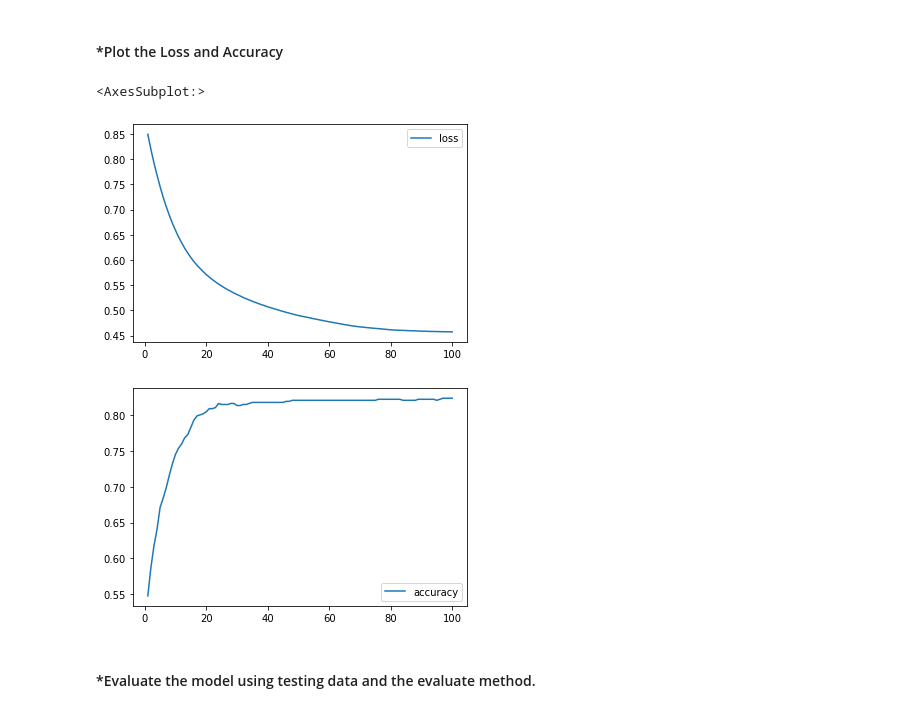
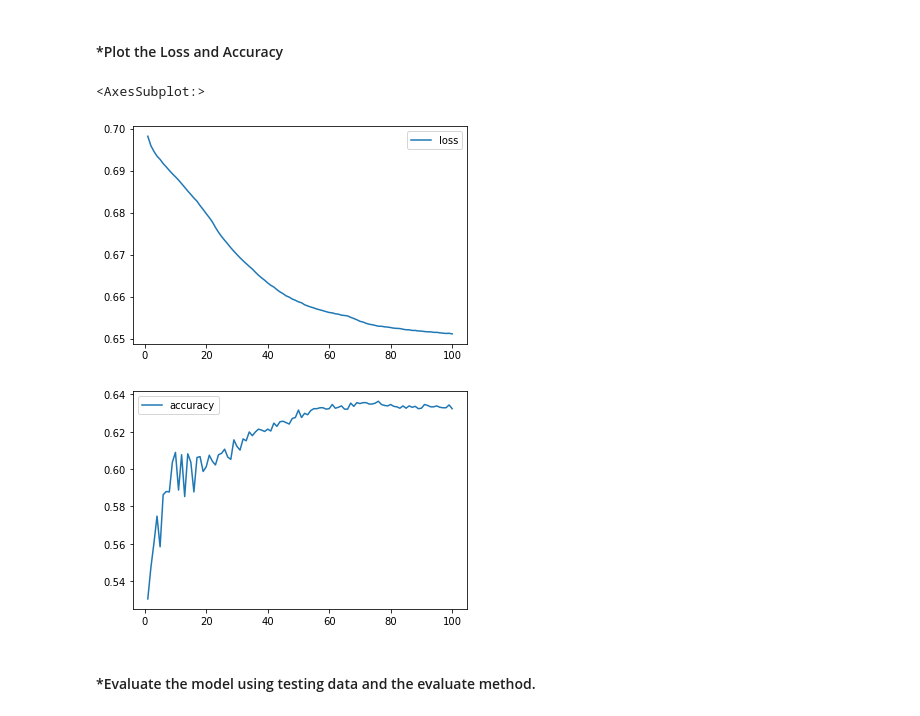
Before and after one commit to danenbm/fintech-p2-machine-learning, a Jupyter notebook: machine-learning.ipynb, the cells around one changed output. Drawn from its saved outputs; the diff is of its cells as text; code cells hidden in the pictures.

```diff
--- a/machine-learning.ipynb
+++ b/machine-learning.ipynb
@@ -879,5 +939,5 @@ nn_shallow_6.add(Dense(units=number_hidden_nodes, activation="relu", input_dim=n
 # %%
 # Add the output layer
-nn_shallow_6.add(Dense(units=1, activation="sigmoid"))
+nn_shallow_key.add(Dense(units=1, activation="sigmoid"))
 # %%
 # Display the Sequential model summary
@@ -897,4 +957,4 @@ Non-trainable params: 0
 _________________________________________________________________
 # %%
 # Compile the model by using the compile() function provided by Keras
-nn_shallow_6.compile(loss="binary_crossentropy", optimizer="adam", metrics=["accuracy"])
+nn_shallow_key.compile(loss="binary_crossentropy", optimizer="adam", metrics=["accuracy"])
@@ -900,0 +970,4 @@ nn_shallow_6.compile(loss="binary_crossentropy", optimizer="adam", metrics=["acc
+# %%
+# Resample the key data
+random_oversampler = RandomOverSampler(random_state=1)
+X_key_class_train_scaled_resampled, y_key_class_train_resampled = random_oversampler.fit_resample(X_key_class_train_scaled, y_key_class_train)
@@ -902,6 +982,6 @@ nn_shallow_6.compile(loss="binary_crossentropy", optimizer="adam", metrics=["acc
 ### Fit and Evaluate the Neural Network with the scaled 6 key ratios training data
 # %%
 # Fitting the model with 100 epochs using the training data X_key_class_train_scaled
-model_shallow_6 = nn_shallow_6.fit(X_key_class_train_scaled, y_key_class_train, epochs=100)
+model_shallow_key = nn_shallow_key.fit(X_key_class_train_scaled_resampled, y_key_class_train_resampled, epochs=100)
 # %% [output]
 Epoch 1/100
@@ -925,17 +1005,17 @@ Epoch 100/100
 #### *Plot the Loss and Accuracy
 # %%
 # Create a DataFrame with the history dictionary and an index parameter
-df_history_shallow_6 = pd.DataFrame(model_shallow_6.history, index=range(1, len(model_shallow_6.history["loss"]) + 1))
+df_history_shallow_key = pd.DataFrame(model_shallow_key.history, index=range(1, len(model_shallow_key.history["loss"]) + 1))
 
 # Plot the loss where the y-axis displays the loss metric
-df_history_shallow_6.plot(y="loss")
+df_history_shallow_key.plot(y="loss")
 
 # Plot the accuracy
-df_history_shallow_6.plot(y="accuracy")
+df_history_shallow_key.plot(y="accuracy")
 # %% [output]
 <AxesSubplot:>
-[figure, old version]
+[figure, new version]
-[figure, old version]
+[figure, new version]
 # %% [markdown]
 #### *Evaluate the model using testing data and the evaluate method.
 # %%
```
Also changed, not shown: parts of 108 cells of this notebook.
